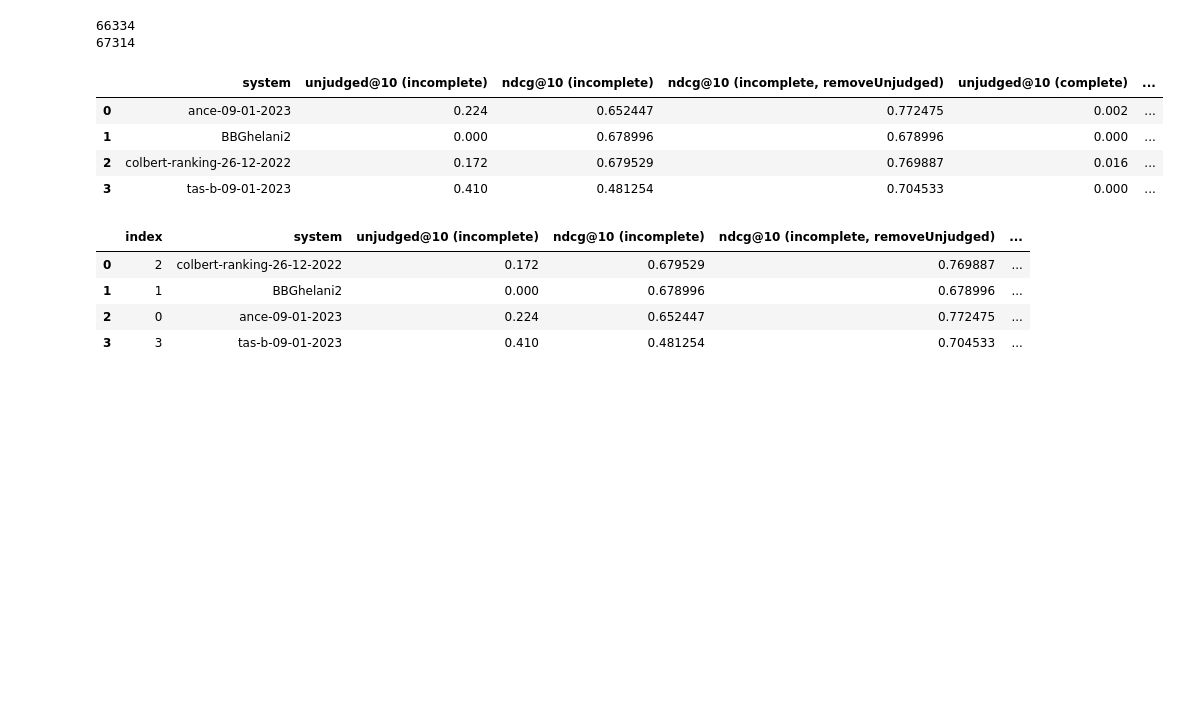
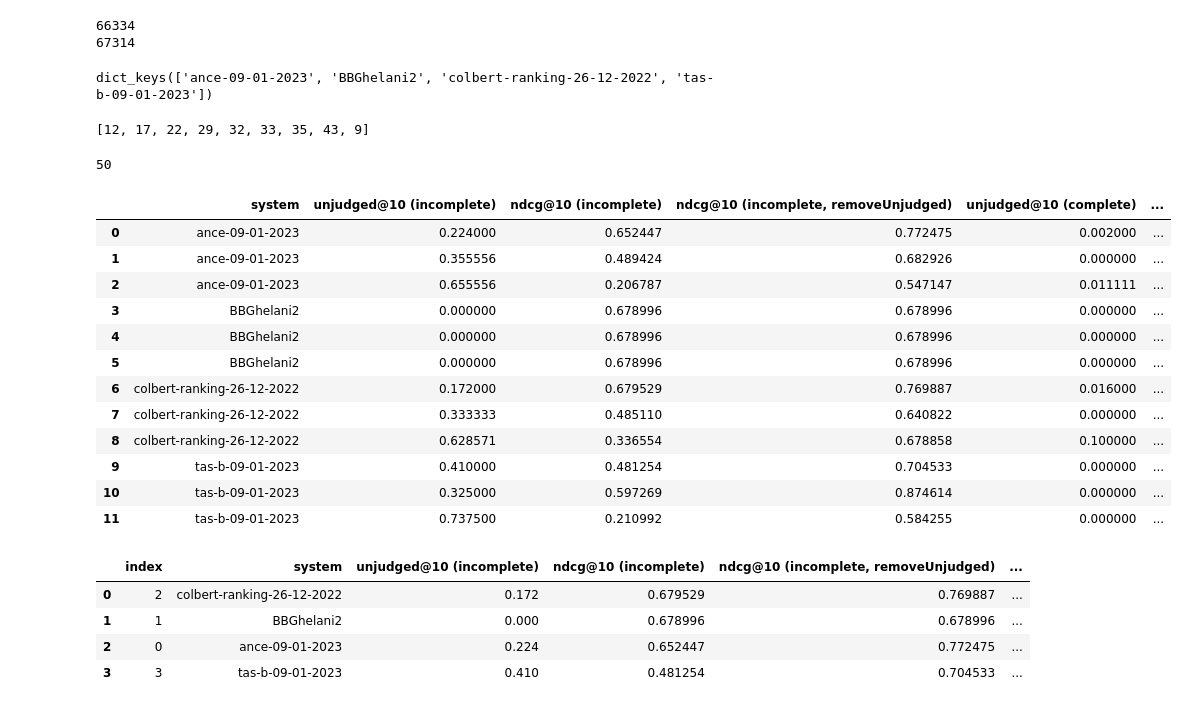
Before and after one commit to webis-de/ECIR-23, a Jupyter notebook: src/main/ipynb/beir-evaluation-final.ipynb, the cells around one changed output. Saved outputs shown, nothing was run; the diff lists cells and outputs as text; code cells hidden in the pictures; blank space fills up the shorter version.

```diff
--- a/src/main/ipynb/beir-evaluation-final.ipynb
+++ b/src/main/ipynb/beir-evaluation-final.ipynb
@@ -57,30 +57,75 @@ print(len(qrels_complete.qrels_data))
+# %%
+runs.keys()
+# %% [output]
+dict_keys(['ance-09-01-2023', 'BBGhelani2', 'colbert-ranking-26-12-2022', 'tas-b-09-01-2023'])
+# %%
+def run_to_unjudged_docs_per_query(run):
+    return {i['query']: i['UNJ@10'] for _, i in TrecEval(run, qrels_with_unjudged).get_unjudged(depth=10, per_query=True).reset_index().iterrows()}
+
+def topics_with_unjudged_between(system, min_unjudged, max_unjudged):
+    ret = run_to_unjudged_docs_per_query(runs[system])
+
+    return [int(k) for k, v in ret.items() if v >= min_unjudged and v <= max_unjudged]
+
+topics_with_unjudged_between('ance-09-01-2023', 0.5, 2)
+
+topics_with_unjudged_between('ance-09-01-2023', 0.25, 0.4999999)
+# %% [output]
+[12, 17, 22, 29, 32, 33, 35, 43, 9]
+# %%
+len(qrels_with_unjudged.qrels_data['query'].unique())
+# %% [output]
+50
 # %%
-runs = !ls beir-evaluation-data/runs/
-runs = [i.split('-run.txt')[0] for i in runs]
-runs = {i: TrecRun(f'beir-evaluation-data/runs/{i}-run.txt') for i in tqdm(runs)}
+def eval_run(run_name, run, topics_to_filter, description):
 
-def eval_run(run_name, run):
+    qrels_with_unjudged_filtered = TrecQrel()
+    qrels_with_unjudged_filtered.qrels_data = qrels_with_unjudged.qrels_data.copy()
+
+    qrels_complete_filtered = TrecQrel()
+    qrels_complete_filtered.qrels_data = qrels_complete.qrels_data.copy()
+
+    if topics_to_filter:
+        qrels_with_unjudged_filtered.qrels_data = qrels_with_unjudged_filtered.qrels_data[qrels_with_unjudged_filtered.qrels_data['query'].astype(int).isin(topics_to_filter)]
+        qrels_complete_filtered.qrels_data = qrels_complete_filtered.qrels_data[qrels_complete_filtered.qrels_data['query'].astype(int).isin(topics_to_filter)]
+        run_data = run.run_data.copy()
+        run = TrecRun()
+        run.run_data = run_data[run_data['query'].astype(int).isin(topics_to_filter)]
+
     return {
         'system': run_name,
-        'unjudged@10 (incomplete)': TrecEval(run, qrels_with_unjudged).get_unjudged(depth=10),
-        'ndcg@10 (incomplete)': TrecEval(run, qrels_with_unjudged).get_ndcg(depth=10),
-        'ndcg@10 (incomplete, removeUnjudged)': TrecEval(run, qrels_with_unjudged).get_ndcg(depth=10, removeUnjudged=True),
-        'unjudged@10 (complete)': TrecEval(run, qrels_complete).get_unjudged(depth=10),
-        'ndcg@10 (complete)': TrecEval(run, qrels_complete).get_ndcg(depth=10),
+        'unjudged@10 (incomplete)': TrecEval(run, qrels_with_unjudged_filtered).get_unjudged(depth=10),
+        'ndcg@10 (incomplete)': TrecEval(run, qrels_with_unjudged_filtered).get_ndcg(depth=10),
+        'ndcg@10 (incomplete, removeUnjudged)': TrecEval(run, qrels_with_unjudged_filtered).get_ndcg(depth=10, removeUnjudged=True),
+        'unjudged@10 (complete)': TrecEval(run, qrels_complete_filtered).get_unjudged(depth=10),
+        'ndcg@10 (complete)': TrecEval(run, qrels_complete_filtered).get_ndcg(depth=10),
+        'Number of Topics (unjudged)': len(qrels_with_unjudged_filtered.qrels_data['query'].unique()),
+        'Number of Topics (judged)': len(qrels_complete_filtered.qrels_data['query'].unique()),
+        'Description': description,
     }
 
 df_eval = []
 for run_name, run in tqdm(runs.items()):
-    df_eval += [eval_run(run_name, run)]
+    df_eval += [eval_run(run_name, run, [], 'All Topics')]
+    df_eval += [eval_run(run_name, run, topics_with_unjudged_between(run_name, 0.25, 0.4999999), '25% to 50% unjudged')]
+    df_eval += [eval_run(run_name, run, topics_with_unjudged_between(run_name, 0.5, 2), '50% to 100% unjudged')]
 
 df_eval = pd.DataFrame(df_eval)
 df_eval
 # %% [output]
 |  | system | unjudged@10 (incomplete) | ndcg@10 (incomplete) | ndcg@10 (incomplete, removeUnjudged) | unjudged@10 (complete) | ... |
-| 0 | ance-09-01-2023 | 0.224 | 0.652447 | 0.772475 | 0.002 | ... |
-| 1 | BBGhelani2 | 0.000 | 0.678996 | 0.678996 | 0.000 | ... |
-| 2 | colbert-ranking-26-12-2022 | 0.172 | 0.679529 | 0.769887 | 0.016 | ... |
-| 3 | tas-b-09-01-2023 | 0.410 | 0.481254 | 0.704533 | 0.000 | ... |
+| 0 | ance-09-01-2023 | 0.224000 | 0.652447 | 0.772475 | 0.002000 | ... |
+| 1 | ance-09-01-2023 | 0.355556 | 0.489424 | 0.682926 | 0.000000 | ... |
+| 2 | ance-09-01-2023 | 0.655556 | 0.206787 | 0.547147 | 0.011111 | ... |
+| 3 | BBGhelani2 | 0.000000 | 0.678996 | 0.678996 | 0.000000 | ... |
+| 4 | BBGhelani2 | 0.000000 | 0.678996 | 0.678996 | 0.000000 | ... |
+| 5 | BBGhelani2 | 0.000000 | 0.678996 | 0.678996 | 0.000000 | ... |
+| 6 | colbert-ranking-26-12-2022 | 0.172000 | 0.679529 | 0.769887 | 0.016000 | ... |
+| 7 | colbert-ranking-26-12-2022 | 0.333333 | 0.485110 | 0.640822 | 0.000000 | ... |
+| 8 | colbert-ranking-26-12-2022 | 0.628571 | 0.336554 | 0.678858 | 0.100000 | ... |
+| 9 | tas-b-09-01-2023 | 0.410000 | 0.481254 | 0.704533 | 0.000000 | ... |
+| 10 | tas-b-09-01-2023 | 0.325000 | 0.597269 | 0.874614 | 0.000000 | ... |
+| 11 | tas-b-09-01-2023 | 0.737500 | 0.210992 | 0.584255 | 0.000000 | ... |
 # %%
 df_eval.sort_values('ndcg@10 (incomplete)', ascending=False).reset_index()
 # %% [output]
```
Also changed, not shown: parts of 7 cells of this notebook.
